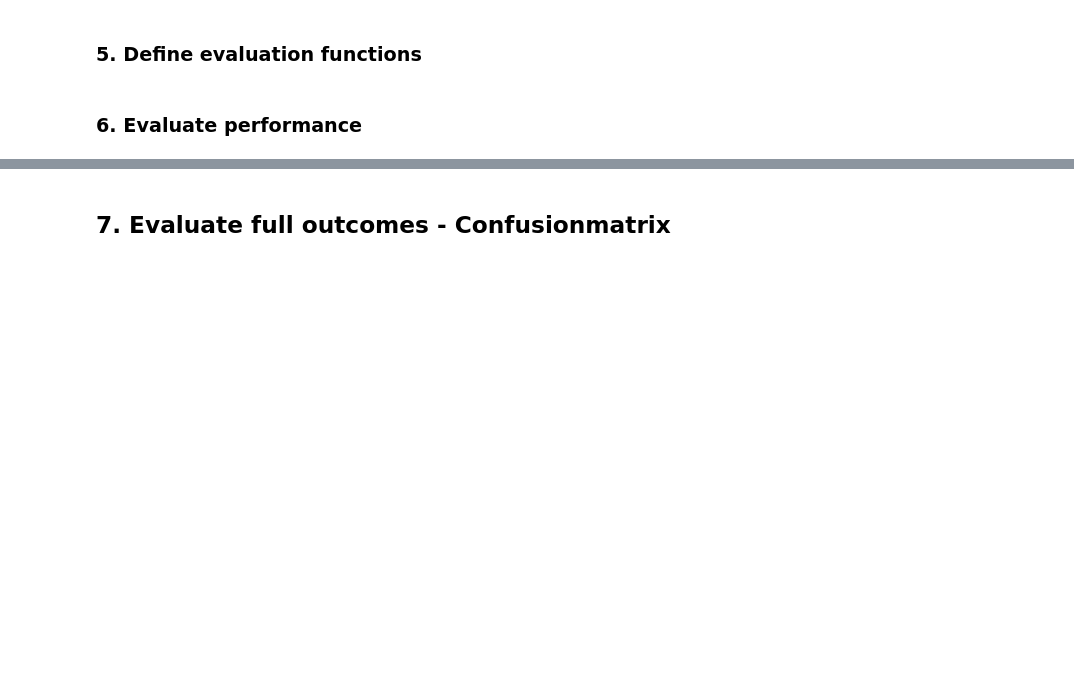
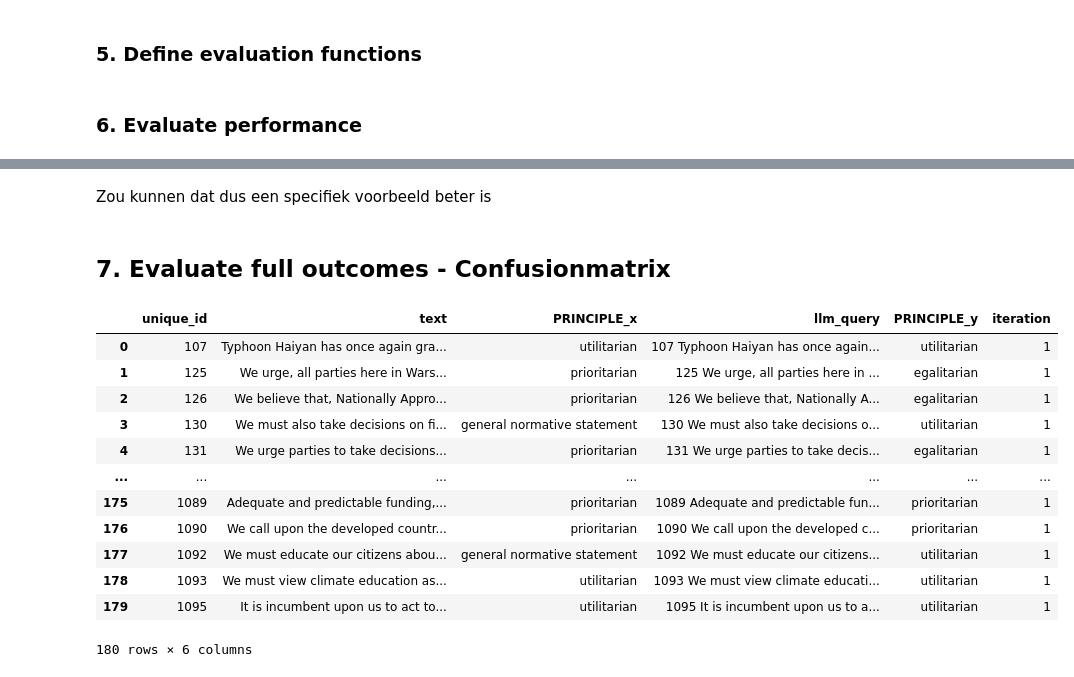
Before and after one commit to svansanten/TextToDistributiveJustice, a Jupyter notebook: DJ_GPT_analysis/GPT_principle_B2.ipynb, the cells around one changed output, grey strips where cells are left out. Cells and saved outputs as stored; diff of their text form; code cells hidden in the pictures; blank space fills up the shorter version.

```diff
--- a/DJ_GPT_analysis/GPT_principle_B2.ipynb
+++ b/DJ_GPT_analysis/GPT_principle_B2.ipynb
@@ -297,3 +307,5 @@ precision(B21,principle_y)
+# %% [markdown]
+Zou kunnen dat dus een specifiek voorbeeld beter is
 # %% [markdown]
 ## 7. Evaluate full outcomes - Confusionmatrix
 # %%
@@ -305,0 +314,17 @@ cf_matrix = confusion_matrix(y, y_pred
+# %%
+B20_280 = pd.read_csv('STRING_RESULT/B2.0/all_iterations/all_iterations_string_T0_280.csv')
+B20_280
+# %% [output]
+|  | unique_id | text | PRINCIPLE_x | llm_query | PRINCIPLE_y | iteration |
+| 0 | 107 | Typhoon Haiyan has once again gra... | utilitarian | 107 Typhoon Haiyan has once again... | utilitarian | 1 |
+| 1 | 125 | We urge, all parties here in Wars... | prioritarian | 125 We urge, all parties here in ... | egalitarian | 1 |
+| 2 | 126 | We believe that, Nationally Appro... | prioritarian | 126 We believe that, Nationally A... | egalitarian | 1 |
+| 3 | 130 | We must also take decisions on fi... | general normative statement | 130 We must also take decisions o... | utilitarian | 1 |
+| 4 | 131 | We urge parties to take decisions... | prioritarian | 131 We urge parties to take decis... | egalitarian | 1 |
+| ... | ... | ... | ... | ... | ... | ... |
+| 175 | 1089 | Adequate and predictable funding,... | prioritarian | 1089 Adequate and predictable fun... | prioritarian | 1 |
+| 176 | 1090 | We call upon the developed countr... | prioritarian | 1090 We call upon the developed c... | prioritarian | 1 |
+| 177 | 1092 | We must educate our citizens abou... | general normative statement | 1092 We must educate our citizens... | utilitarian | 1 |
+| 178 | 1093 | We must view climate education as... | utilitarian | 1093 We must view climate educati... | utilitarian | 1 |
+| 179 | 1095 | It is incumbent upon us to act to... | utilitarian | 1095 It is incumbent upon us to a... | utilitarian | 1 |
+180 rows × 6 columns
```
Also changed, not shown: parts of 18 cells of this notebook, 22 other files.
